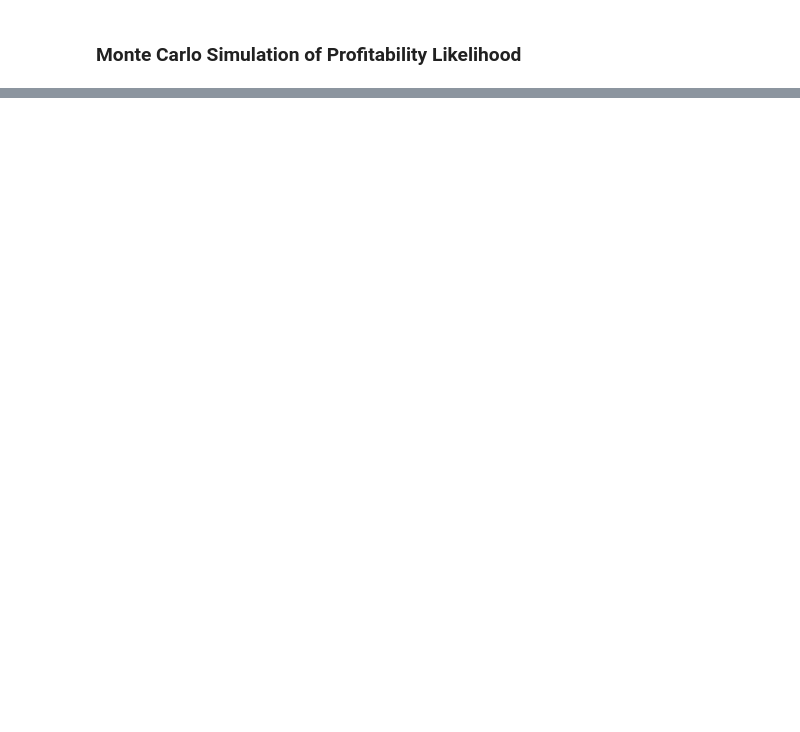
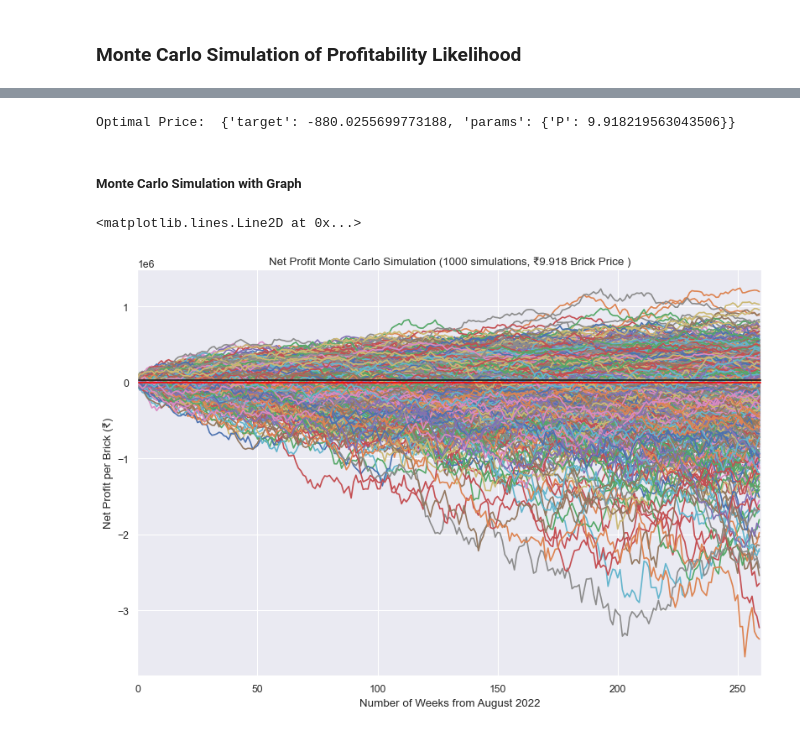
Before and after one commit to rx229/Projects, a Jupyter notebook: Brick Profit Monte Carlo/brick_profit_montecarlo.ipynb, the cells around one changed output, grey strips where cells are left out. Drawn from its saved outputs; the diff is of its cells as text; code cells hidden in the pictures; blank space fills up the shorter version.

```diff
--- a/Brick Profit Monte Carlo/brick_profit_montecarlo.ipynb
+++ b/Brick Profit Monte Carlo/brick_profit_montecarlo.ipynb
@@ -48,2 +40,2 @@ Name: Price, Length: 545, dtype: float64
 # %%
-mu, sigma = price_change.mean(), price_change.std()
+mu_hdpe, sigma_hdpe = hdpe_variance.mean(), hdpe_variance.std()
@@ -100,3 +119,41 @@ plt.axhline(benchmark, c='k')
+# %%
+print("Optimal Price: ", price_bo.max)
+# %% [output]
+Optimal Price:  {'target': -880.0255699773188, 'params': {'P': 9.918219563043506}}
+# %% [markdown]
+##### Monte Carlo Simulation with Graph
+# %%
+num_simulations = 1000
+P = 9.918
+
+yr1_profit = []
+yr2_profit = []
+yr3_profit = []
+yr4_profit = []
+yr5_profit = []
+
+plt.figure(figsize=(12, 8), dpi=80)
+
+for i in range(num_simulations):
+    y = profit(P)
+
+    yr1_profit.append(y[51])
+    yr2_profit.append(y[103])
+    yr3_profit.append(y[155])
+    yr4_profit.append(y[207])
+    yr5_profit.append(y[259])
+
+    plt.title("Net Profit Monte Carlo Simulation (" + str(num_simulations) + " simulations, ₹" + str(P) +  " Brick Price )")
+    plt.xlabel("Number of Weeks from August 2022")
+    plt.ylabel("Net Profit per Brick (₹)")
+    plt.xlim([0, 260])
+    plt.plot(y)
+
+plt.axhline(0, c='red')
+plt.axhline(benchmark, c='k')
+# %% [output]
+<matplotlib.lines.Line2D at 0x...>
+[figure, added]
 # %%
 import seaborn as sns
 
```
Also changed, not shown: parts of 23 cells of this notebook.
